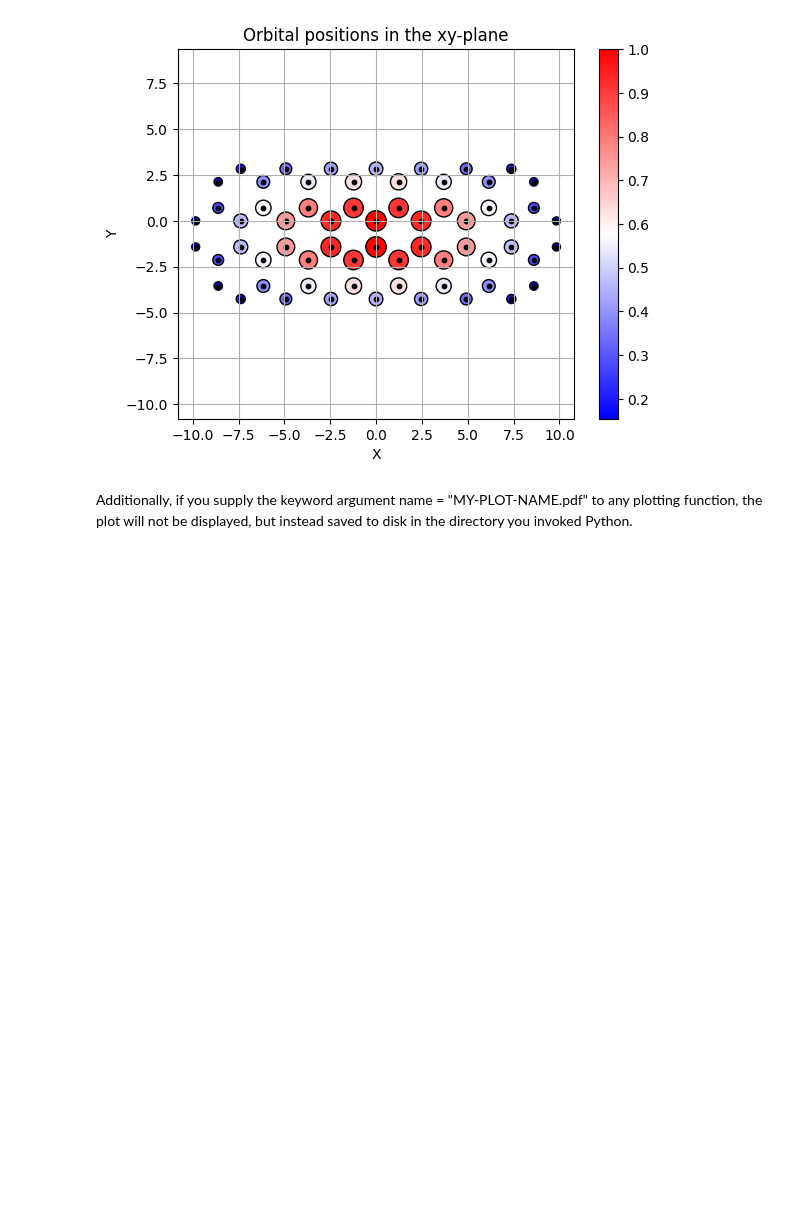
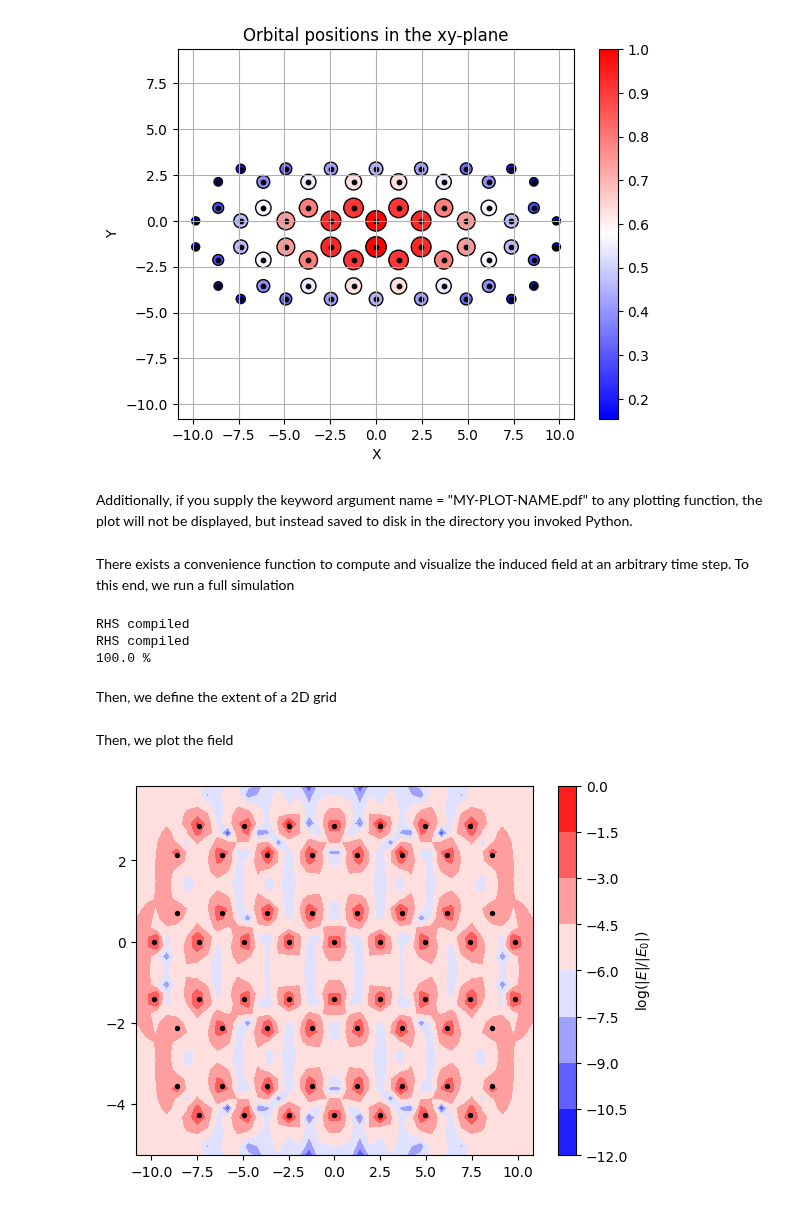
Before and after one commit to GRANADlauncher/granad, a Jupyter notebook: tutorials/c_plotting.ipynb, the cells around one changed output. Drawn from its saved outputs; the diff is of its cells as text; code cells hidden in the pictures; blank space fills up the shorter version.

```diff
--- a/tutorials/c_plotting.ipynb
+++ b/tutorials/c_plotting.ipynb
@@ -85,3 +85,31 @@ flake.show_2d( display = flake.eigenvectors[:, 0], scale = True )
 [figure]
 # %% [markdown]
 Additionally, if you supply the keyword argument name = "MY-PLOT-NAME.pdf" to any plotting function, the plot will not be displayed, but instead saved to disk in the directory you invoked Python.
+# %% [markdown]
+There exists a convenience function to compute and visualize the induced field at an arbitrary time step. To this end, we run a full simulation
+# %%
+result = flake.master_equation(
+    relaxation_rate = 1/10,
+    illumination = pulse,
+    end_time = 40,
+    density_matrix = ["full"], # this argument may be removed
+     )
+density_matrix = result.output[-1]
+# %% [output]
+RHS compiled
+RHS compiled
+100.0 %
+# %% [markdown]
+Then, we define the extent of a 2D grid
+# %%
+import jax.numpy as jnp
+xmin, xmax = flake.positions[:, 0].min(), flake.positions[:, 0].max()
+x_grid = jnp.linspace(xmin - 1, xmax + 1, 40)
+ymin, ymax = flake.positions[:, 1].min(), flake.positions[:, 1].max()
+y_grid = jnp.linspace(ymin - 1, ymax + 1, 40)
+# %% [markdown]
+Then, we plot the field
+# %%
+flake.show_induced_field(x = x_grid, y = y_grid, component = 0, z = jnp.array([0]), density_matrix = density_matrix[-1])
+# %% [output]
+[figure, added]
```
Also changed, not shown: parts of 2 cells of this notebook, 25 other files.
